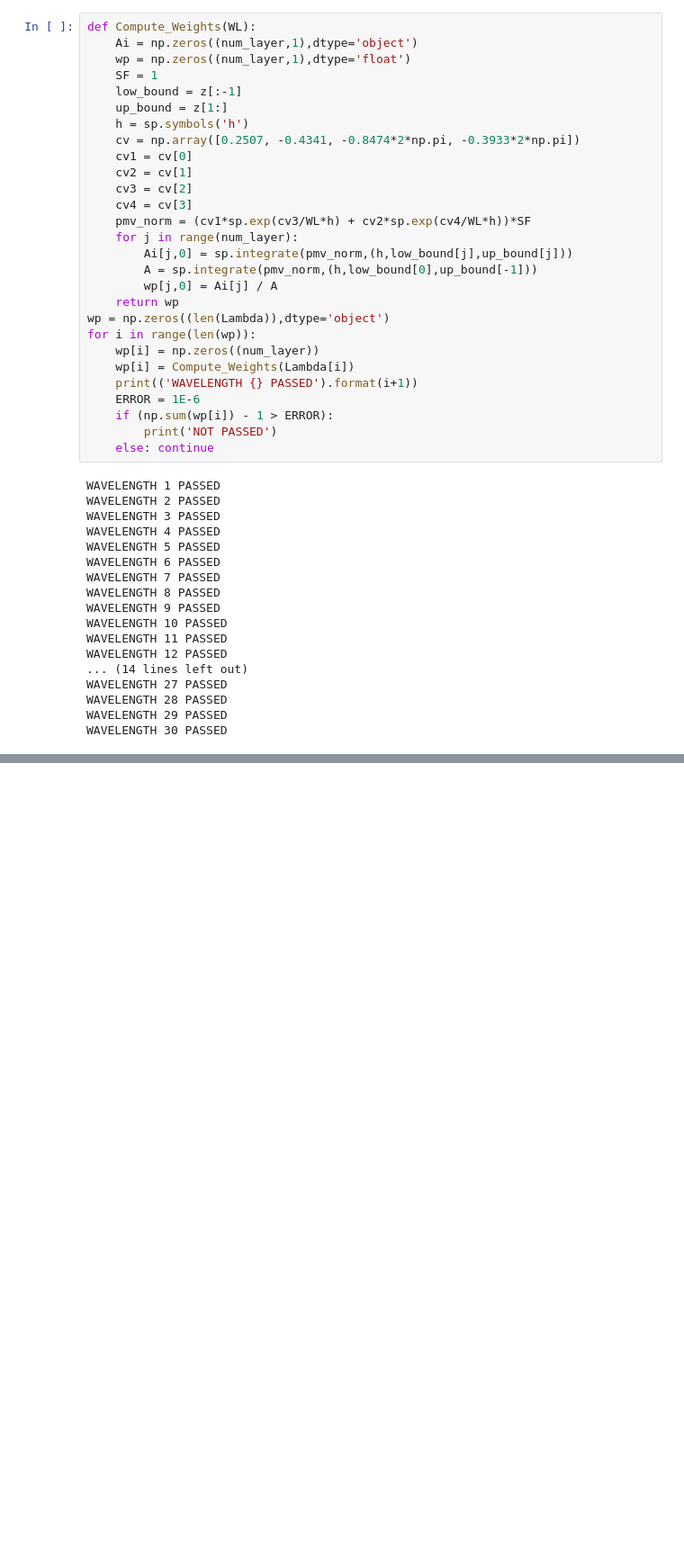
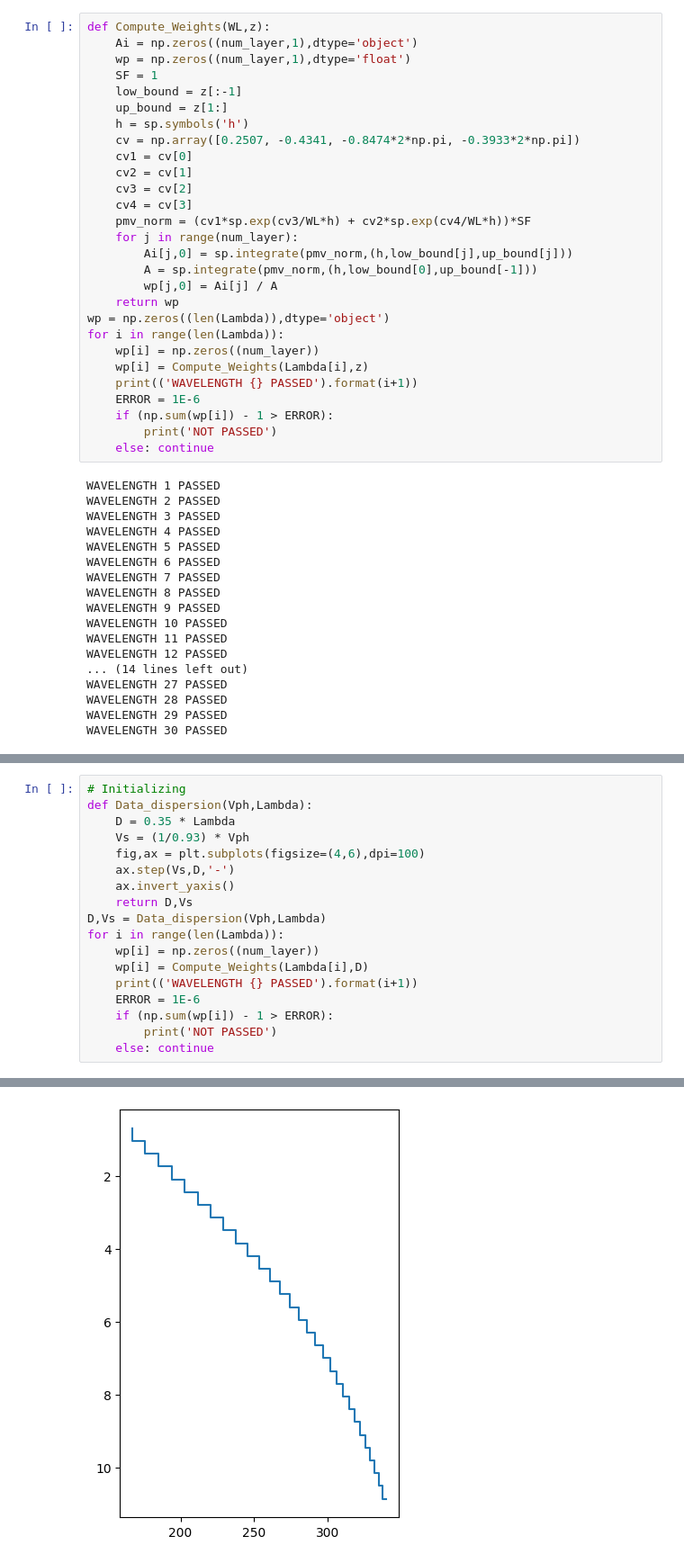
Before and after one commit to tranquockinh/Inversion, a Jupyter notebook: Fast-Inversion-Forward-Calculation.ipynb, the cells around one changed output, grey strips where cells are left out. Shown: that part at 90% size. Saved outputs shown, nothing was run; the diff lists cells and outputs as text; blank space fills up the shorter version.

```diff
--- a/Fast-Inversion-Forward-Calculation.ipynb
+++ b/Fast-Inversion-Forward-Calculation.ipynb
@@ -76,7 +76,7 @@ pmv = Partical_displacement(Lambda[1])
 ## Computing normaized weighting factor
 ### Compute with each value of supposed wavelength
 # %%
-def Compute_Weights(WL):
+def Compute_Weights(WL,z):
     Ai = np.zeros((num_layer,1),dtype='object')
     wp = np.zeros((num_layer,1),dtype='float')
     SF = 1
@@ -95,9 +95,9 @@ def Compute_Weights(WL):
         wp[j,0] = Ai[j] / A
     return wp
 wp = np.zeros((len(Lambda)),dtype='object')
-for i in range(len(wp)):
+for i in range(len(Lambda)):
     wp[i] = np.zeros((num_layer))
-    wp[i] = Compute_Weights(Lambda[i])
+    wp[i] = Compute_Weights(Lambda[i],z)
     print(('WAVELENGTH {} PASSED').format(i+1))
     ERROR = 1E-6
     if (np.sum(wp[i]) - 1 > ERROR):
@@ -168,0 +162,19 @@ print(Vph)
+# %%
+# Initializing
+def Data_dispersion(Vph,Lambda):
+    D = 0.35 * Lambda
+    Vs = (1/0.93) * Vph
+    fig,ax = plt.subplots(figsize=(4,6),dpi=100)
+    ax.step(Vs,D,'-')
+    ax.invert_yaxis()
+    return D,Vs
+D,Vs = Data_dispersion(Vph,Lambda)
+for i in range(len(Lambda)):
+    wp[i] = np.zeros((num_layer))
+    wp[i] = Compute_Weights(Lambda[i],D)
+    print(('WAVELENGTH {} PASSED').format(i+1))
+    ERROR = 1E-6
+    if (np.sum(wp[i]) - 1 > ERROR):
+        print('NOT PASSED')
+    else: continue
+# %% [output]
@@ -168,0 +198 @@ print(Vph)
+[figure, added]
```
Also changed, not shown: parts of 4 cells of this notebook.
